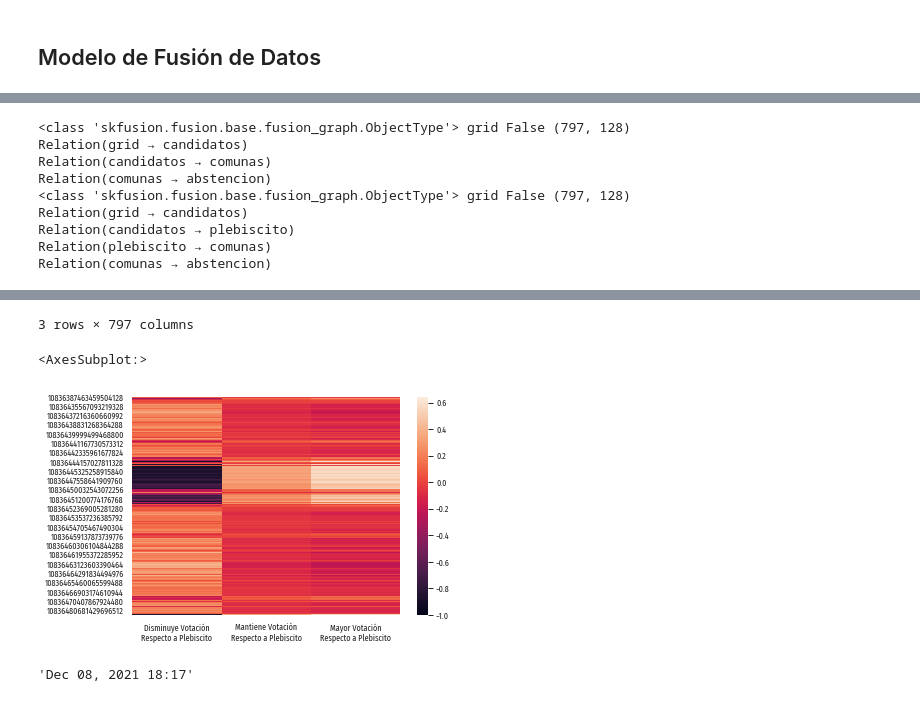
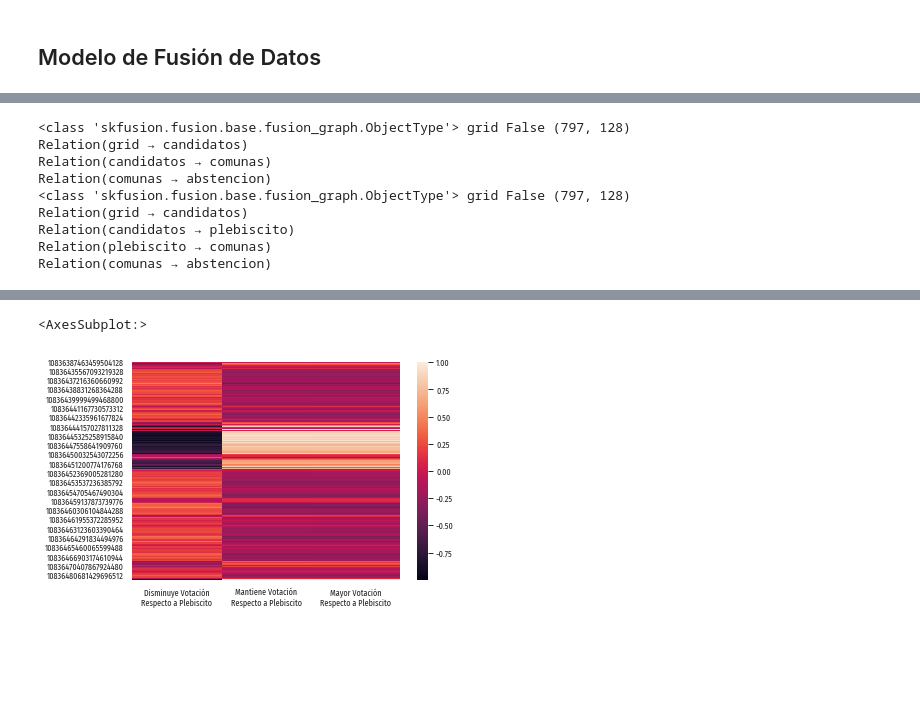
Before and after one commit to zorzalerrante/chilean_voter_profiling, a Jupyter notebook: notebooks/01-abstencion-santiago.ipynb, the cells around one changed output, grey strips where cells are left out. Cells and saved outputs as stored; diff of their text form; code cells hidden in the pictures; blank space fills up the shorter version.

```diff
--- a/notebooks/01-abstencion-santiago.ipynb
+++ b/notebooks/01-abstencion-santiago.ipynb
@@ -1571,7 +1578,7 @@ prediction_grid_x_abstencion = model.relation_profiles("grid", "abstencion")
 # prediction_grid_x_abstencion = model.relation_profiles("grid", "abstencion", updated_factors={"grid": transformer.factor(model.types["grid"])},
 #    index=all_cells_turnout.index)
 
-prediction_grid_x_abstencion[0][1].T
+sns.heatmap(prediction_grid_x_abstencion[0][1].pipe(lambda x: prepare_matrix(x, std="col")))
 # %% [output]
 <class 'skfusion.fusion.base.fusion_graph.ObjectType'> grid False (797, 128)
 Relation(grid → candidatos)
@@ -1589,13 +1592,3 @@ Relation(comunas → abstencion)
-3 rows × 797 columns
+<AxesSubplot:>
+[figure, added]
-# %%
-sns.heatmap(prediction_grid_x_abstencion[0][1].pipe(lambda x: prepare_matrix(x, std="none")))
-# %% [output]
-<AxesSubplot:>
-[figure, removed]
-# %%
-import datetime
-timestamp = datetime.datetime.now().strftime("%b %d, %Y %H:%M")
-timestamp
-# %% [output]
-'Dec 08, 2021 18:17'
 # %%
```
Also changed, not shown: parts of 8 cells of this notebook, 1 other file.
